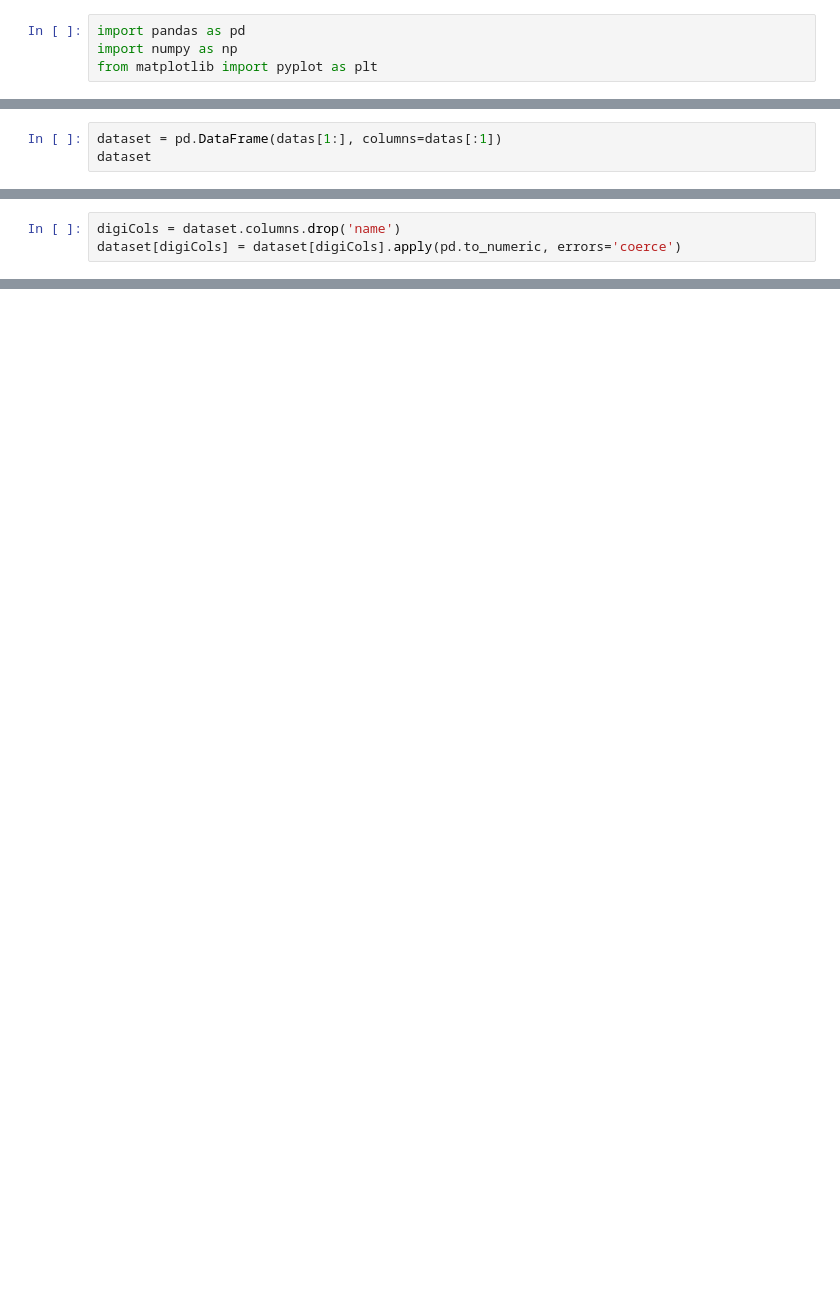
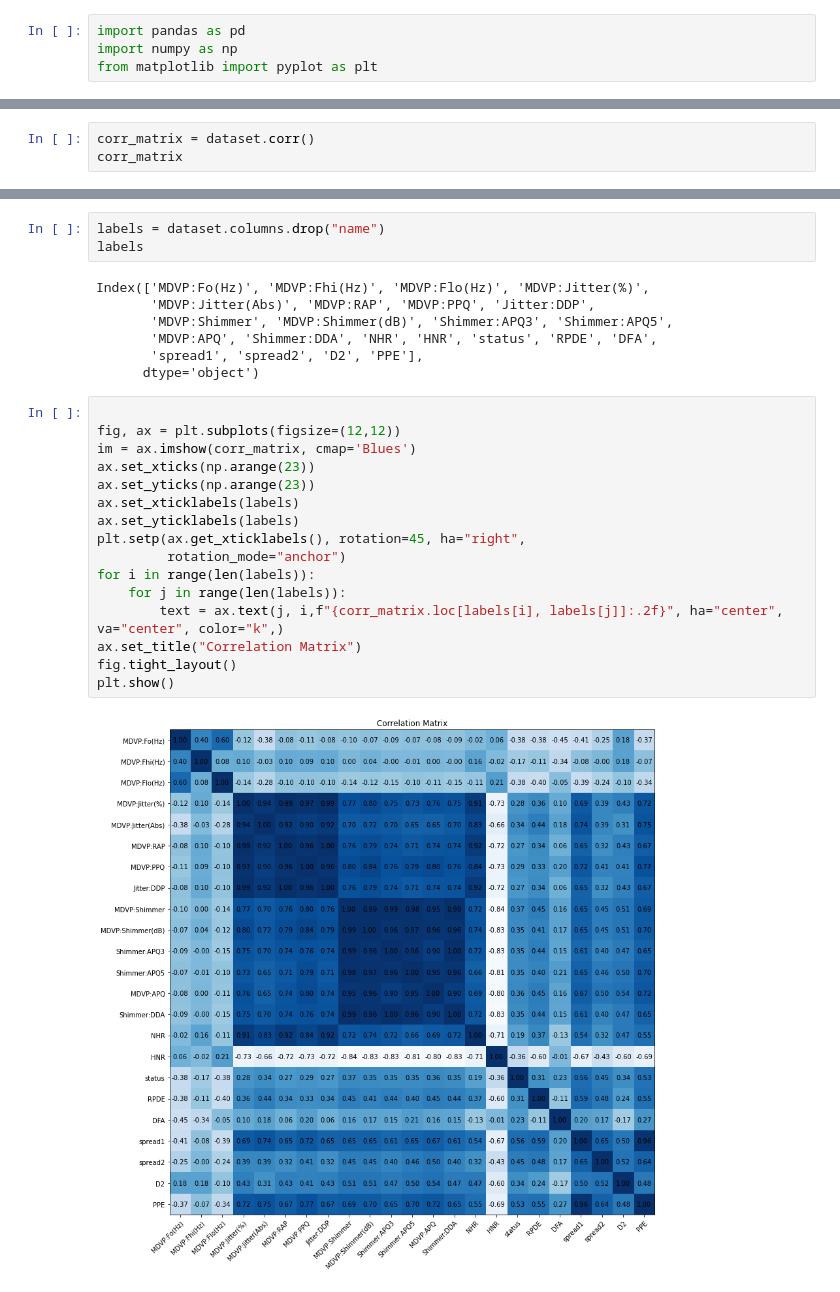
Before and after one commit to AmirHoseein99/project_and_challenges, a Jupyter notebook: ParkinsonDataset.ipynb, the cells around one changed output, grey strips where cells are left out. Saved outputs shown, nothing was run; the diff lists cells and outputs as text; blank space fills up the shorter version.

```diff
--- a/ParkinsonDataset.ipynb
+++ b/ParkinsonDataset.ipynb
@@ -25,3 +13,0 @@ for rec in records[:] :
-# %%
-dataset = pd.DataFrame(datas[1:], columns=datas[:1])
-dataset
@@ -42,3 +13,0 @@ dataset
-# %%
-digiCols = dataset.columns.drop('name')
-dataset[digiCols] = dataset[digiCols].apply(pd.to_numeric, errors='coerce')
@@ -64,0 +55,3 @@ memory usage: 36.9+ KB
+# %%
+corr_matrix = dataset.corr()
+corr_matrix
@@ -64,0 +76,28 @@ memory usage: 36.9+ KB
+# %%
+labels = dataset.columns.drop("name")
+labels
+# %% [output]
+Index(['MDVP:Fo(Hz)', 'MDVP:Fhi(Hz)', 'MDVP:Flo(Hz)', 'MDVP:Jitter(%)',
+       'MDVP:Jitter(Abs)', 'MDVP:RAP', 'MDVP:PPQ', 'Jitter:DDP',
+       'MDVP:Shimmer', 'MDVP:Shimmer(dB)', 'Shimmer:APQ3', 'Shimmer:APQ5',
+       'MDVP:APQ', 'Shimmer:DDA', 'NHR', 'HNR', 'status', 'RPDE', 'DFA',
+       'spread1', 'spread2', 'D2', 'PPE'],
+      dtype='object')
+# %%
+
+fig, ax = plt.subplots(figsize=(12,12))
+im = ax.imshow(corr_matrix, cmap='Blues')
+ax.set_xticks(np.arange(23))
+ax.set_yticks(np.arange(23))
+ax.set_xticklabels(labels)
+ax.set_yticklabels(labels)
+plt.setp(ax.get_xticklabels(), rotation=45, ha="right",
+         rotation_mode="anchor")
+for i in range(len(labels)):
+    for j in range(len(labels)):
+        text = ax.text(j, i,f"{corr_matrix.loc[labels[i], labels[j]]:.2f}", ha="center", va="center", color="k",)
+ax.set_title("Correlation Matrix")
+fig.tight_layout()
+plt.show()
+# %% [output]
+[figure, added]
```
Also changed, not shown: parts of 14 cells of this notebook.
